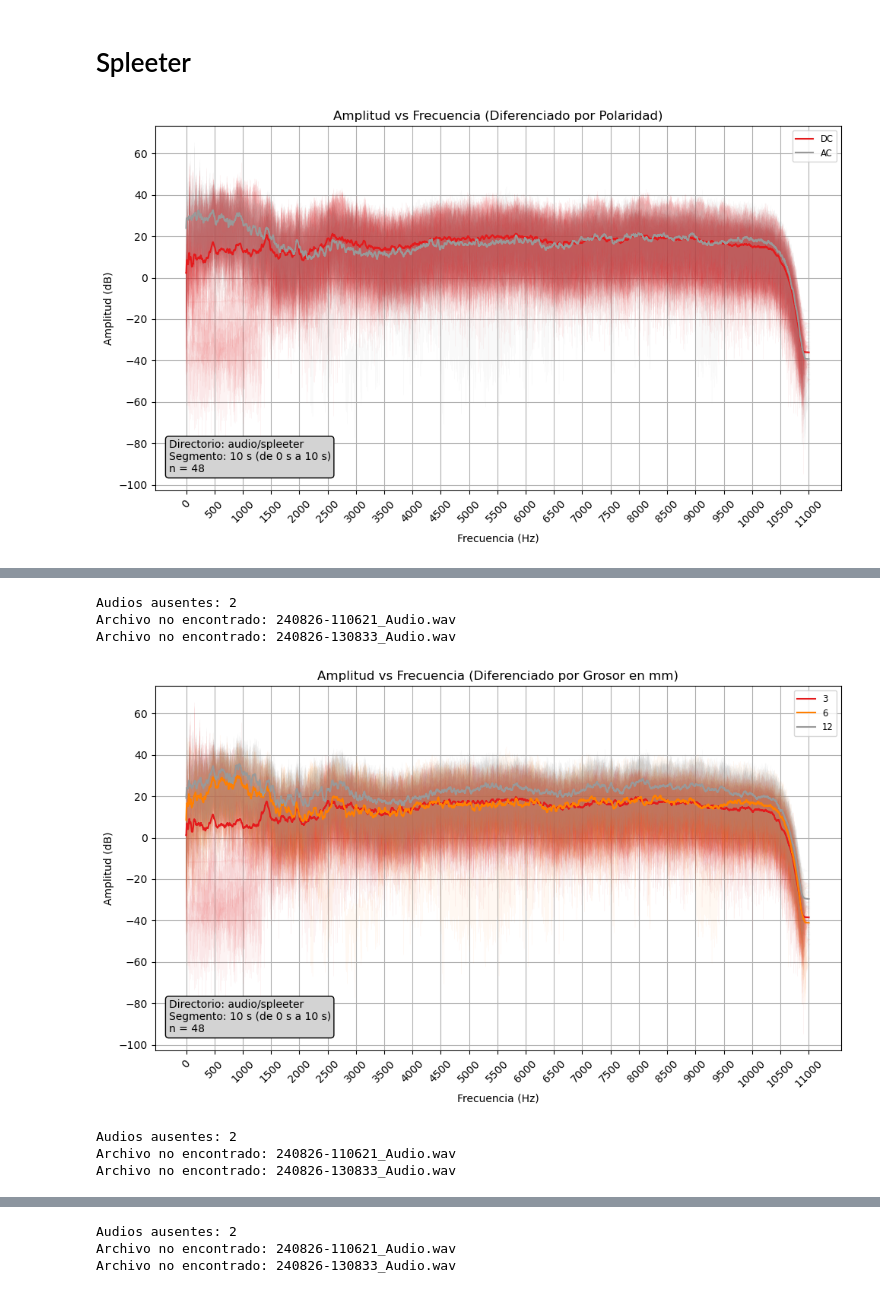
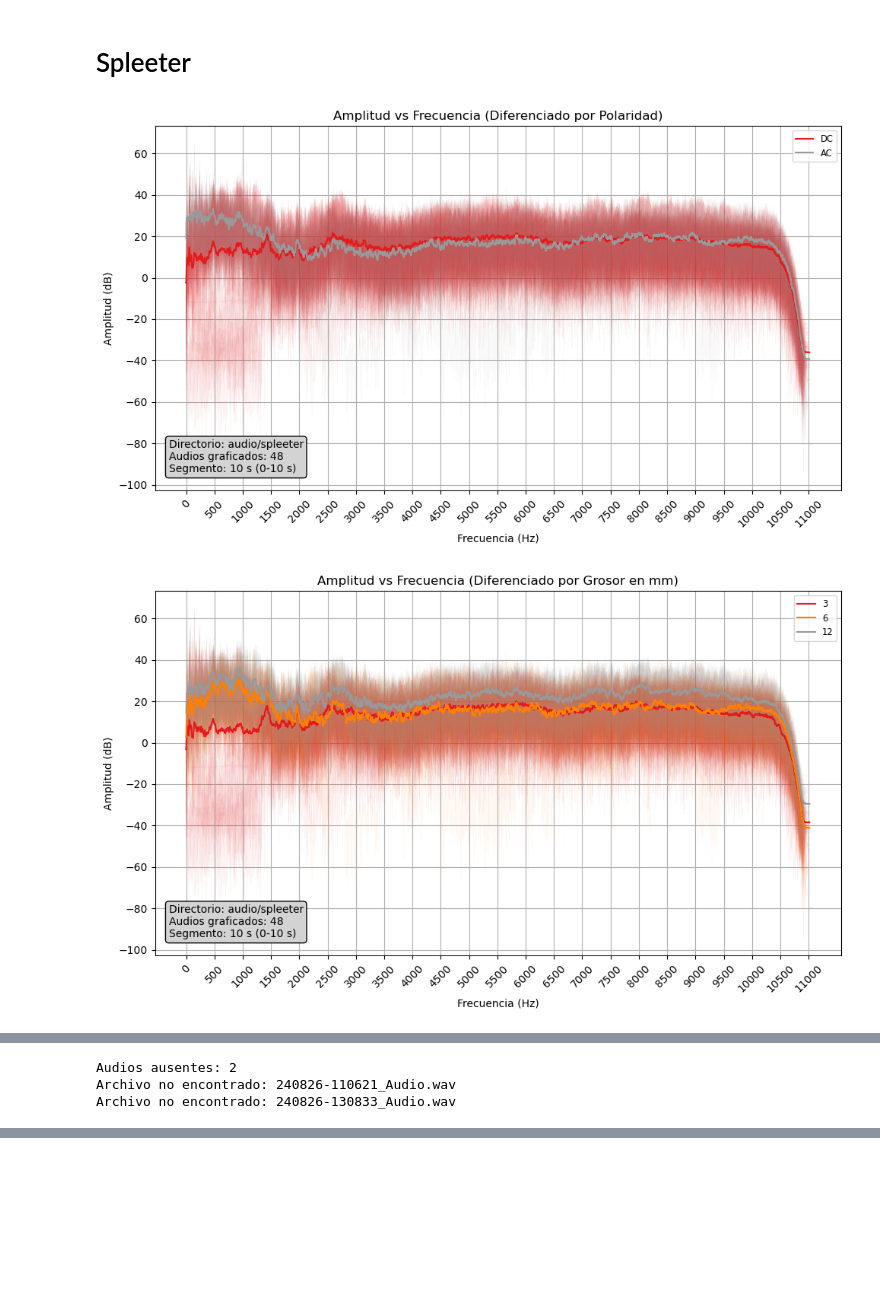
Before and after one commit to lviloriabas/audio-spect-plot, a Jupyter notebook: audio_plot.ipynb, the cells around one changed output, grey strips where cells are left out. Saved outputs shown, nothing was run; the diff lists cells and outputs as text; code cells hidden in the pictures; blank space fills up the shorter version.

```diff
--- a/audio_plot.ipynb
+++ b/audio_plot.ipynb
@@ -8,9 +8,8 @@ import librosa
 # Configuración
 # %%
 csv_path = "sel_audios_50.csv" # CSV de datos de auio
-plot_segment = True # Graficar un segmento en específico (True), o la totalidad (False)
 segment = (0, 10) # Inicio y final en segundos del segmento a graficar
-window_size = 200 # Determina qué tan suavizado será la curva de media móvil
+window_size = 100 # Determina qué tan suavizado será la curva de media móvil
 n = 50 # Cantidad de audios a graficar
 # %% [markdown]
 # Funciones para graficar
@@ -24,7 +23,14 @@ def moving_average(x, window_size):
     )
 
 
-def plot_by_category(audio_dir, csv_path, category_column, title, num_audios_to_plot):
+def plot_by_category(
+    audio_dir,
+    csv_path,
+    category_column,
+    title,
+    num_audios_to_plot,
+    show_errors=False,
+):
     csv_data = pd.read_csv(csv_path)
     total_audios_available = len(csv_data)
     if num_audios_to_plot > total_audios_available:
@@ -120,7 +126,7 @@ def plot_by_category(audio_dir, csv_path, category_column, title, num_audios_to_
     plt.legend(loc="upper right", fontsize="small")
 
     plt.annotate(
-        f"Directorio: {audio_dir}\nSegmento: {segment[1] - segment[0]} s (de {segment[0]} s a {segment[1]} s)\nn = {total_plotted_audios}",
+        f"Directorio: {audio_dir}\nAudios graficados: {total_plotted_audios}\nSegmento: {segment[1] - segment[0]} s ({segment[0]}-{segment[1]} s)",
         xy=(0.02, 0.05),
         xycoords="axes fraction",
         ha="left",
@@ -133,12 +139,13 @@ def plot_by_category(audio_dir, csv_path, category_column, title, num_audios_to_
     plt.tight_layout()
     plt.show()
 
-    if missing_files:
-        print(f"Audios ausentes: {len(missing_files)}")
-        for archivo in missing_files:
-            print(f"Archivo no encontrado: {archivo}")
+    if show_errors:
+        if missing_files:
+            print(f"Audios ausentes: {len(missing_files)}")
+            for archivo in missing_files:
+                print(f"Archivo no encontrado: {archivo}")
 
-    if short_audios:
-        print(f"Audios demasiado corto: {len(short_audios)}")
-        for audio in short_audios:
-            print(f"Longitud insuficiente: {audio}")
+        if short_audios:
+            print(f"Audios demasiado cortos: {len(short_audios)}")
+            for audio in short_audios:
+                print(f"Longitud insuficiente: {audio}")
@@ -147,26 +325,28 @@ def plot_by_category(audio_dir, csv_path, category_column, title, num_audios_to_
 # %%
 audio_dir_1 = "audio/spleeter"
 
-total_plotted_audios = plot_by_category(
+plot_by_category(
     audio_dir_1,
     csv_path,
     "polaridad",
     "Amplitud vs Frecuencia (Diferenciado por Polaridad)",
     n,
 )
 plot_by_category(
     audio_dir_1,
     csv_path,
     "grosor",
     "Amplitud vs Frecuencia (Diferenciado por Grosor en mm)",
     n,
 )
 plot_by_category(
     audio_dir_1,
     csv_path,
     "electrodo",
     "Amplitud vs Frecuencia (Diferenciado por Electrodo)",
     n,
+    show_errors=True
 )
 # %% [output]
-[figure, old version]
+[figure, new version]
+[figure, new version]
@@ -173,7 +354,3 @@ plot_by_category(
 Audios ausentes: 2
 Archivo no encontrado: 240826-110621_Audio.wav
 Archivo no encontrado: 240826-130833_Audio.wav
-[figure, old version]
-Audios ausentes: 2
-Archivo no encontrado: 240826-110621_Audio.wav
-Archivo no encontrado: 240826-130833_Audio.wav
@@ -181,3 +356,0 @@ Archivo no encontrado: 240826-130833_Audio.wav
-Audios ausentes: 2
-Archivo no encontrado: 240826-110621_Audio.wav
-Archivo no encontrado: 240826-130833_Audio.wav
```
Also changed, not shown: parts of 5 cells of this notebook.
